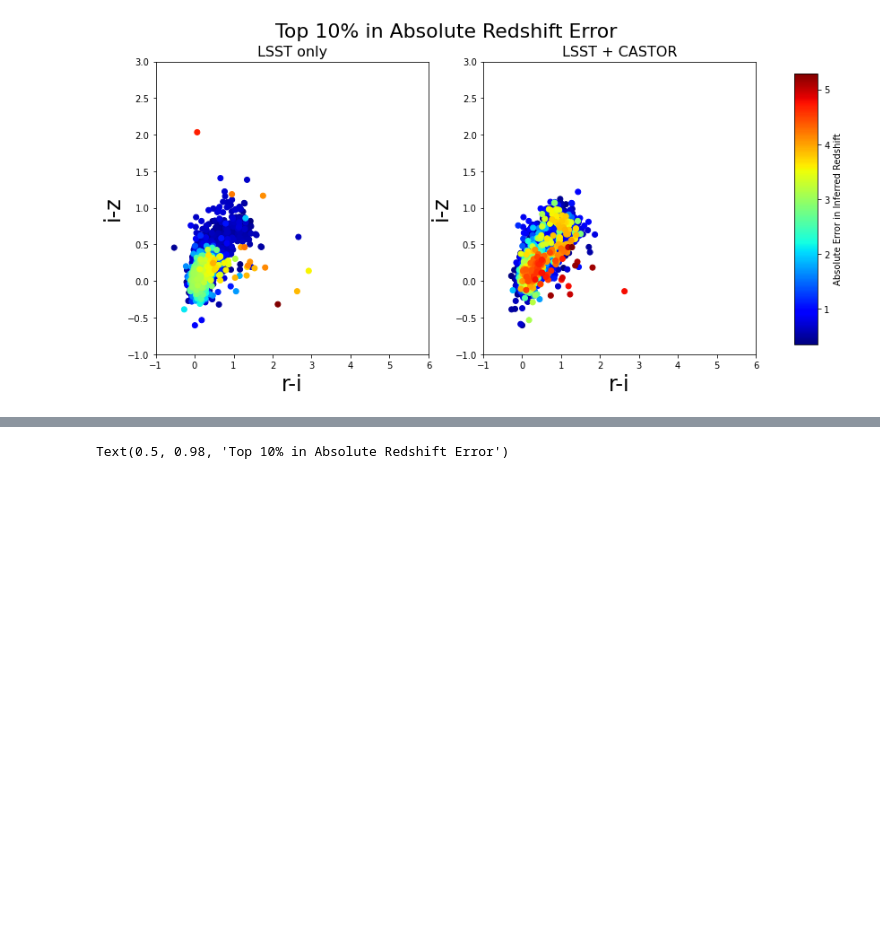
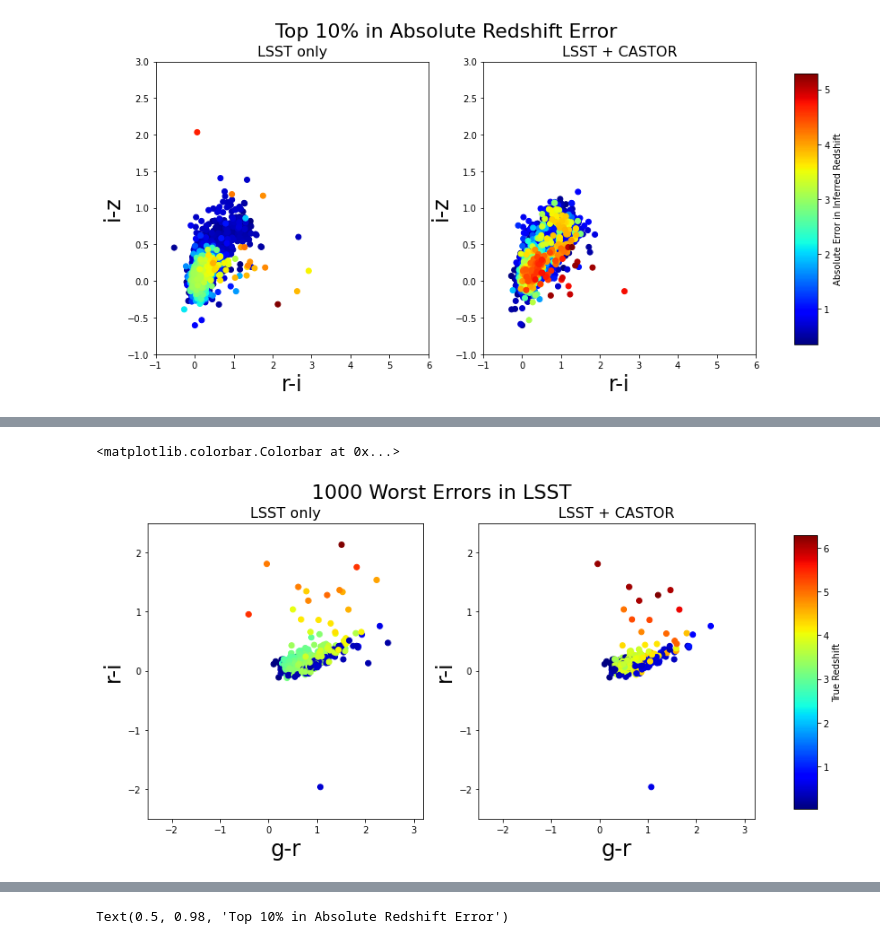
Before and after one commit to aimalz/CASTORpz, a Jupyter notebook: Photo-z_exploration.ipynb, the cells around one changed output, grey strips where cells are left out. Cells and saved outputs as stored; diff of their text form; code cells hidden in the pictures; blank space fills up the shorter version.

```diff
--- a/Photo-z_exploration.ipynb
+++ b/Photo-z_exploration.ipynb
@@ -354,0 +407,2 @@ data_array_sorted_CASTOR = data_array_CASTOR.T[data_array_CASTOR[0,:].argsort()]
+# %%
+data_array_sorted_LSST_wID = data_array_LSST_wID.T[data_array_LSST_wID[1,:].argsort()]
@@ -354,0 +433,6 @@ data_array_sorted_CASTOR = data_array_CASTOR.T[data_array_CASTOR[0,:].argsort()]
+# %%
+data_array_CASTOR_wID = np.array([CASTOR_ID, np.abs(truez_LSST_Castor - estz_LSST_Castor), LSST_g_mag_CASTOR, LSST_r_mag_CASTOR, LSST_i_mag_CASTOR, LSST_z_mag_CASTOR, truez_LSST_Castor])
+
+data_array_sorted_CASTOR_wID = data_array_CASTOR.T[data_array_CASTOR[1,:].argsort()] # no idea why this works the way it does...
+# %%
+shared_data = data_array_CASTOR_wID[:, np.isin(CASTOR_ID, data_array_sorted_LSST_wID[-1000:,0])] #1000 worst
@@ -354,0 +441,38 @@ data_array_sorted_CASTOR = data_array_CASTOR.T[data_array_CASTOR[0,:].argsort()]
+# %%
+gminusr_CASTOR_shared = shared_data[2,:] - shared_data[3,:]
+rminusi_CASTOR_shared = shared_data[3,:] - shared_data[4,:]
+iminusz_CASTOR_shared = shared_data[4,:] - shared_data[5,:]
+# %%
+fig, ax = plt.subplots(1, 2, figsize = (12,6))
+
+sc1 = ax[0].scatter(gminusr_LSST[-1000:],rminusi_LSST[-1000:], c=data_array_sorted_LSST[-1000:, 5], cmap=plt.cm.jet)
+
+ax[0].set_xlabel('g-r', fontsize = 24)
+ax[0].set_ylabel('r-i', fontsize = 24)
+ax[0].set_title('LSST only', fontsize = 16)
+ax[0].set_xlim(-2.5, 3.2)
+ax[0].set_ylim(-2.5, 2.5)
+
+sc2 = ax[1].scatter(gminusr_CASTOR_shared,rminusi_CASTOR_shared, c=shared_data[6,:], cmap=plt.cm.jet)
+# cbar = fig.colorbar(sc1, cax = ax[0], orientation='horizontal')
+
+ax[1].set_xlabel('g-r', fontsize = 24)
+ax[1].set_ylabel('r-i', fontsize = 24)
+# ax[0].set_title('LSST only', fontsize = 16)
+
+ax[1].set_xlim(-2.5, 3.2)
+ax[1].set_ylim(-2.5, 2.5)
+ax[1].set_title('LSST + CASTOR', fontsize = 16)
+
+plt.suptitle('1000 Worst Errors in LSST', fontsize = 22)
+
+cbar_ax = fig.add_axes([0.95, 0.15, 0.03, 0.7])
+
+# this actually is the true redshift of the 660ish remaining worst errors
+
+# I think the difference in color mapping is an issue with how matplotlib does colorbars... working on it.
+
+fig.colorbar(sc1, cax= cbar_ax, label = 'True Redshift')
+# %% [output]
+<matplotlib.colorbar.Colorbar at 0x...>
+[figure, added]
```
Also changed, not shown: parts of 23 cells of this notebook.
